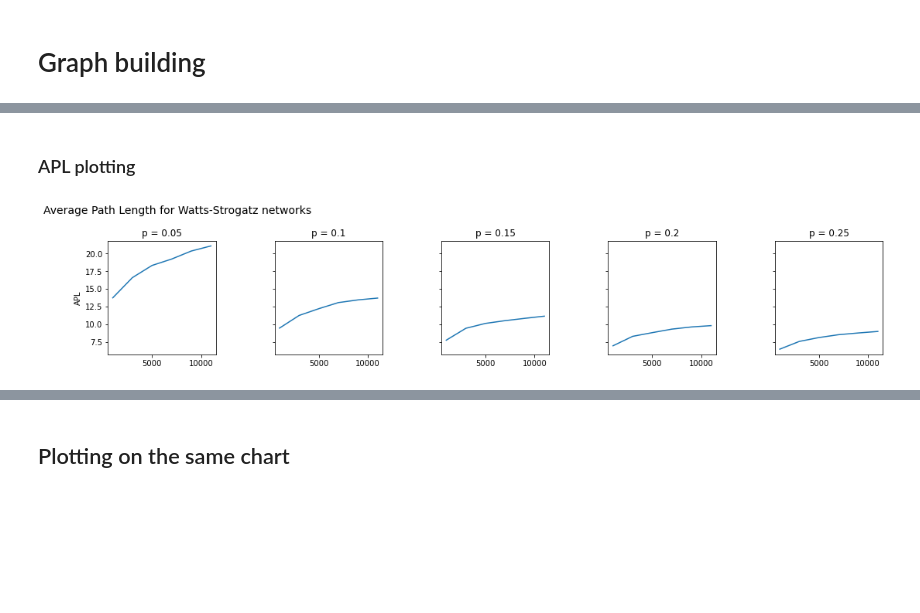
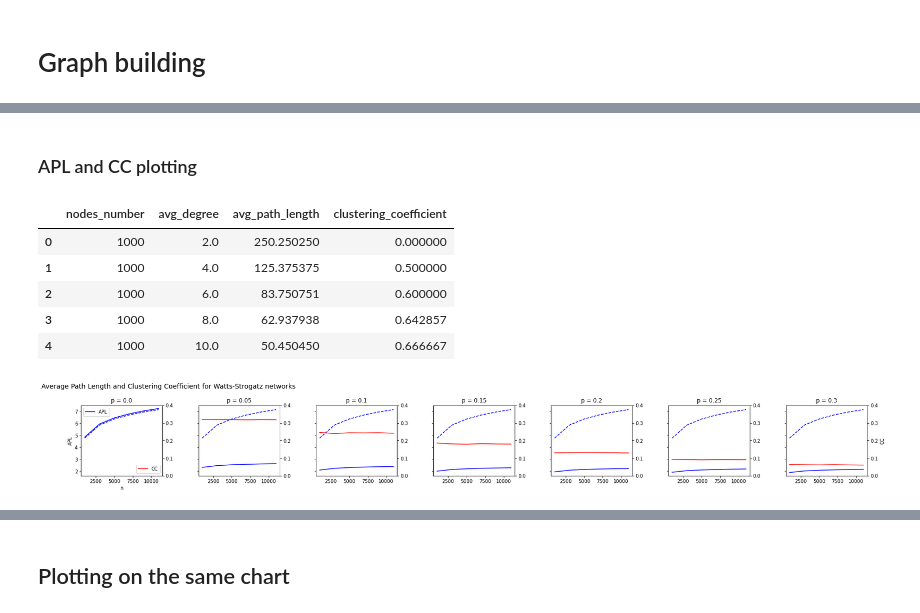
Before and after one commit to victorsanunes/complex-networks, a Jupyter notebook: notebooks/Assignment_02.ipynb, the cells around one changed output, grey strips where cells are left out. Drawn from its saved outputs; the diff is of its cells as text; code cells hidden in the pictures; blank space fills up the shorter version.

```diff
--- a/notebooks/Assignment_02.ipynb
+++ b/notebooks/Assignment_02.ipynb
@@ -208,6 +211,6 @@ _ = fig.text(0, 0.9,
 # %%
 nodes_array = np.arange(1000, 12000, 2000)#[1000, 2000, 4000, 6000, 8000, 10000]
-avg_degree_array = [0, 0.5, 0.9, 1, 2, 3, 4, "log", 6, 8, 10] #np.arange(0, 3.2, 0.2)
+avg_degree_array = [2, 4, 6, 8, 10] #np.arange(0, 3.2, 0.2)
 ensemble_size = 10
 # %%
 # %%time
@@ -256,7 +259,7 @@ probabilities_values = list()
 
 for params in poisson_graphs.keys():
     for graph in poisson_graphs[params]["graphs"]:
-        clustering_coefficient.append(graph.transitivity_undirected())
+        clustering_coefficient.append(graph.transitivity_avglocal_undirected())
         avg_path_length.append(graph.average_path_length())
         edges_number.append(len(graph.get_edgelist()))
         nodes_number.append(poisson_graphs[params]["nodes"])
@@ -407,5 +395,5 @@ _ = fig.text(0, 0.9,
 nodes_array = np.arange(1000, 12000, 2000)#[1000, 2000, 4000, 6000, 8000, 10000]
 
 ensemble_size = 10
-steps_number = np.arange(1, 6, 1)
-rewiring_probabilities = np.arange(0, 0.3, 0.05)
+steps_number = np.arange(2, 3, 1)
+rewiring_probabilities = np.arange(0, 0.35, 0.05)
@@ -455,7 +440,7 @@ rewiring_prob_values = list()
 degree_number = list()
 for params in watts_strogatz_graphs.keys():
     for graph in watts_strogatz_graphs[params]["graphs"]:
-        clustering_coefficient.append(graph.transitivity_undirected())
+        clustering_coefficient.append(graph.transitivity_avglocal_undirected())
         avg_path_length.append(graph.average_path_length())
         nodes_number.append(watts_strogatz_graphs[params]["nodes"])
         rewiring_prob_values.append(watts_strogatz_graphs[params]["rewiring_prob"])
@@ -476,2 +462,2 @@ Wall time: 58min 23s
 # %% [markdown]
-### APL plotting
+### APL and CC plotting
@@ -478,37 +519,60 @@ Wall time: 58min 23s
+# %%
+lattice_analysis.head()
+# %% [output]
+|  | nodes_number | avg_degree | avg_path_length | clustering_coefficient |
+| 0 | 1000 | 2.0 | 250.250250 | 0.000000 |
+| 1 | 1000 | 4.0 | 125.375375 | 0.500000 |
+| 2 | 1000 | 6.0 | 83.750751 | 0.600000 |
+| 3 | 1000 | 8.0 | 62.937938 | 0.642857 |
+| 4 | 1000 | 10.0 | 50.450450 | 0.666667 |
 # %%
 df_plot = watts_strogatz_analysis.pivot_table(index = ["nodes_number", "rewiring_prob"],
                                    values = ["avg_path_length", "clustering_coefficient"],
                                     aggfunc = ["mean"]
                                    ).reset_index()
 
-rewiring_values = df_plot["rewiring_prob"].unique()[1:]
+lattice_plot = lattice_analysis.pivot_table(index = ["nodes_number"],
+                                   values = ["avg_path_length", "clustering_coefficient"],
+                                    aggfunc = ["mean"]
+                                   ).reset_index()
+
+
+rewiring_values = df_plot["rewiring_prob"].unique()
 
 fig, ax = plt.subplots(nrows = 1,
-                       ncols = len(rewiring_values), figsize = (16, 4),
+                       ncols = len(rewiring_values), figsize = (25, 4),
                        sharey = True)
 
 fig.tight_layout(pad=6)
 
 for i in range(len(rewiring_values)):
     # Filter the dataset
     data = df_plot[df_plot["rewiring_prob"].isin([rewiring_values[i]])]
-    ax[i].plot(data[ ("nodes_number")], data[("mean", "avg_path_length")], )
 
-#     # plot logarithm line to comparisons
-#     ax2 = ax[i].twinx()
-#     ax2.plot(df[df["expected_avg_degree"].isin(["2log"])][("nodes_number")],
-#              np.log(df[df["expected_avg_degree"].isin(["2log"])][("nodes_number")]),
-#              color = "red",
-#              linestyle = "dashed",)
+    ax[i].plot(data[ ("nodes_number")], np.log1p(data[("mean", "avg_path_length")]), color = 'blue')
+    ax[i].plot(lattice_plot[("nodes_number")], np.log1p(lattice_plot[("mean", "avg_path_length")]), color = "blue", linestyle = "dashed")
+
+    # plot CC line to comparisons
+    ax2 = ax[i].twinx()
+    ax2.set_ylim(0, 0.4)
+    ax2.plot(data[ ("nodes_number")], np.log1p(data[("mean", "clustering_coefficient")]),
+             color = "red")
+
+
+    if i == 0:
+        _ = ax2.legend(["CC"], loc = "lower right")
 
     # Titles and legends
     ax[i].set_title(f"p = {np.round(rewiring_values[i], 2)}")
 
 _ = ax[0].set_ylabel("APL")
-# _ = ax2.set_ylabel("log(n)")
+_ = ax[0].set_xlabel("n")
+
+_ = ax[0].legend(["APL"])
+_ = ax2.set_ylabel("CC")
 _ = fig.text(0, 0.9,
-             'Average Path Length for Watts-Strogatz networks',
+             'Average Path Length and Clustering Coefficient for Watts-Strogatz networks',
              fontdict = {'size': 14,
                          'family': 'DejaVu Sans',})
 # %% [output]
-[figure, old version]
+[figure, new version]
```
Also changed, not shown: parts of 45 cells of this notebook.
